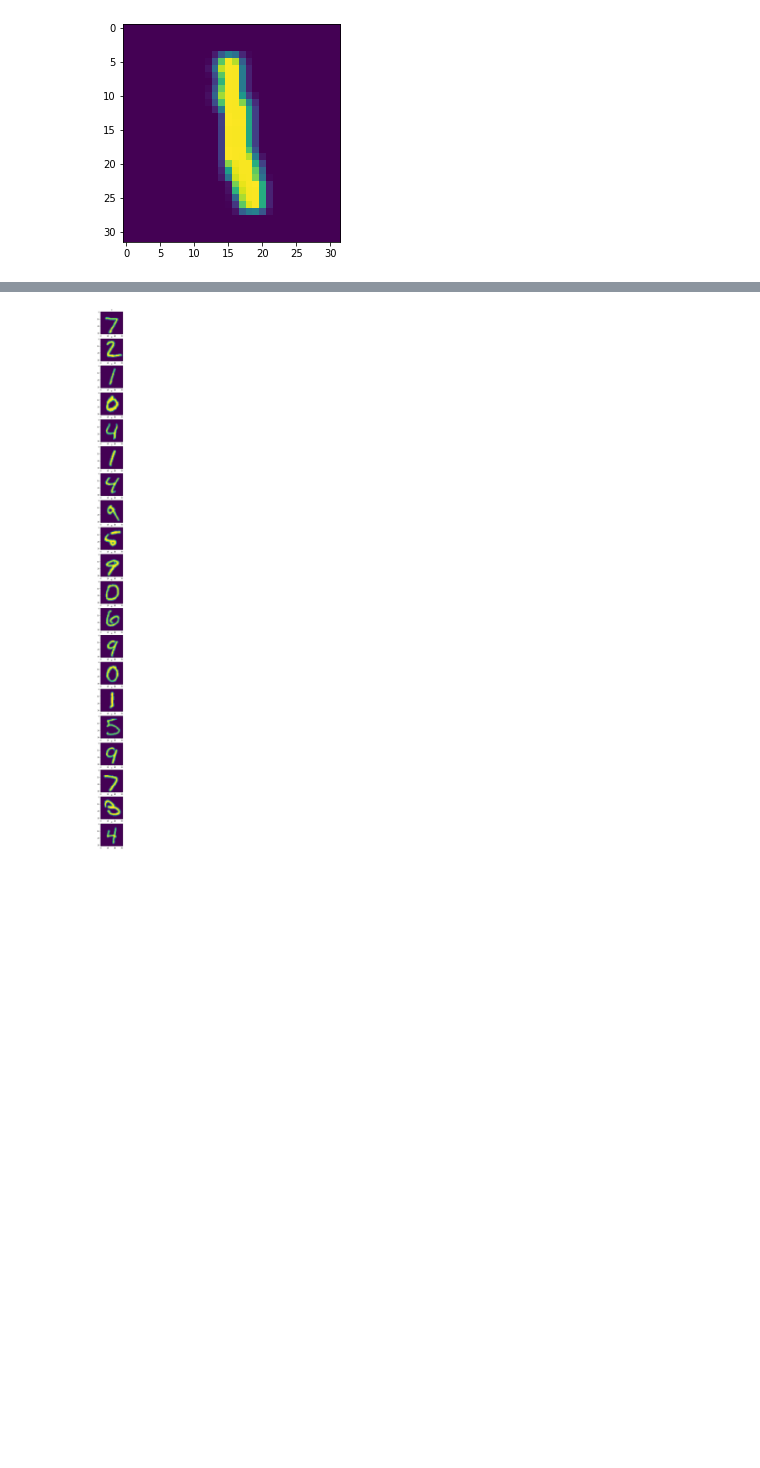
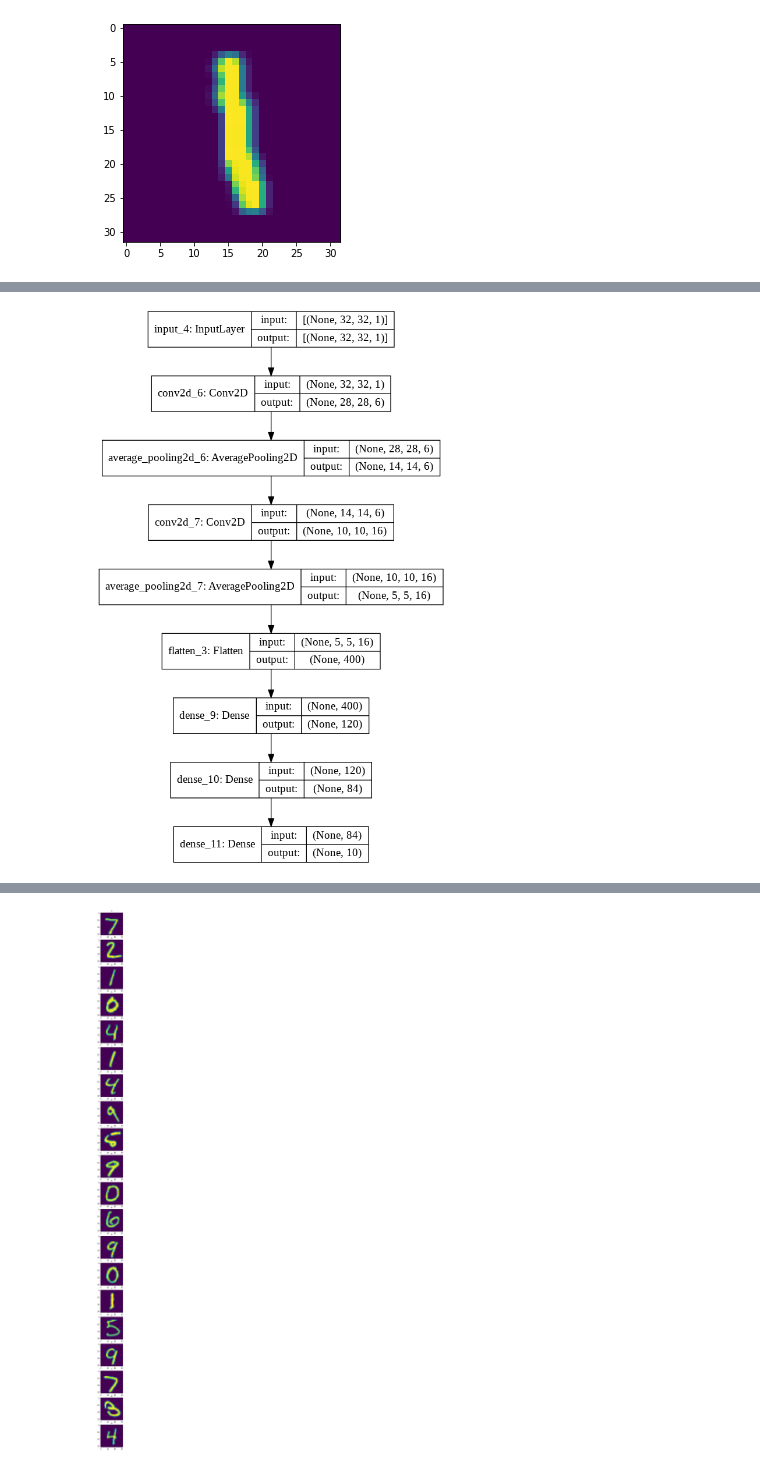
Before and after one commit to sac-1999/CNN-Architectures, a Jupyter notebook: Le_Net_5.ipynb, the cells around one changed output, grey strips where cells are left out. Cells and saved outputs as stored; diff of their text form; code cells hidden in the pictures; blank space fills up the shorter version.

```diff
--- a/Le_Net_5.ipynb
+++ b/Le_Net_5.ipynb
@@ -89,5 +89,9 @@ Trainable params: 51,902
 Non-trainable params: 0
 _________________________________________________________________
+# %%
+tf.keras.utils.plot_model(le_net_5_model, "le_net_5_model.png",show_shapes=True)
+# %% [output]
+[figure, added]
 # %%
 le_net_5_model.compile(optimizer='adam', loss=tf.keras.losses.categorical_crossentropy, metrics=['accuracy'])
 # %%
```
Also changed, not shown: parts of 5 cells of this notebook.
